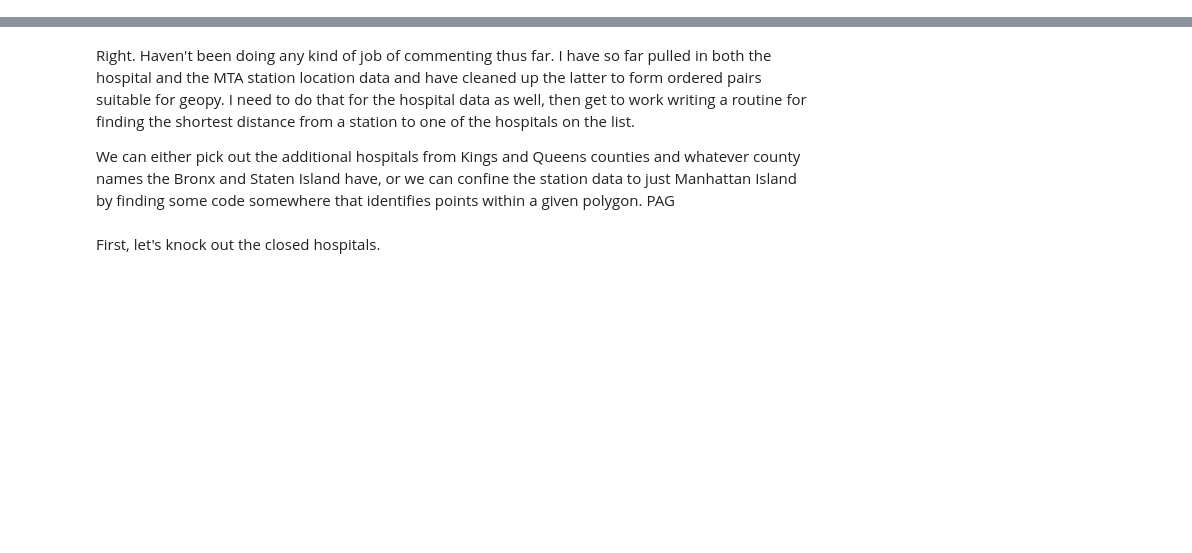
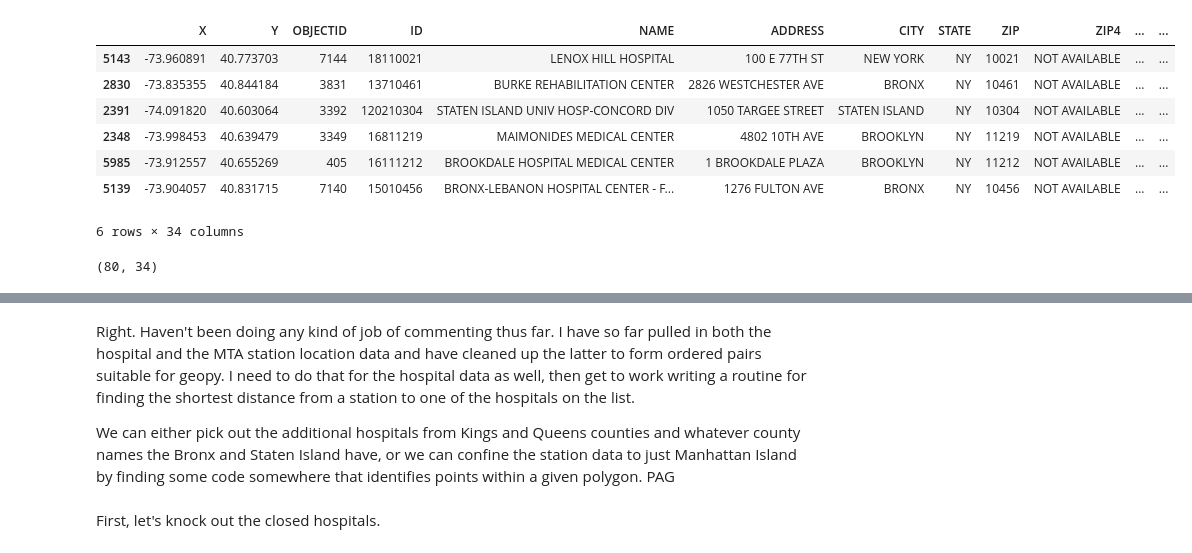
Before and after one commit to randominternetname/Week1_Group_Project, a Jupyter notebook: LocatorCode.ipynb, the cells around one changed output, grey strips where cells are left out. Saved outputs shown, nothing was run; the diff lists cells and outputs as text; code cells hidden in the pictures; blank space fills up the shorter version.

Commit message:
updated code, now saves hospital names correctly

```diff
--- a/LocatorCode.ipynb
+++ b/LocatorCode.ipynb
@@ -5,7 +5,21 @@
 import pandas as pd
 from geopy import distance
 # %%
-df = pd.read_csv('/content/drive/My Drive/Metis Spring 2020/Hospitals.csv')
-df_hosp = df.loc[(df.COUNTY == 'NEW YORK')]
+df = pd.read_csv('Hospitals.csv')
+df_hosp = df.loc[(df.STATE=='NY')&((df.COUNTY=='NEW YORK')|(df.COUNTY== 'QUEENS')
+                |(df.COUNTY=='KINGS')|(df.COUNTY=='BRONX')|(df.COUNTY=='RICHMOND'))]
 df_hosp.sample(6)
+# %% [output]
+|  | X | Y | OBJECTID | ID | NAME | ADDRESS | CITY | STATE | ZIP | ZIP4 | ... | ... |
+| 5143 | -73.960891 | 40.773703 | 7144 | 18110021 | LENOX HILL HOSPITAL | 100 E 77TH ST | NEW YORK | NY | 10021 | NOT AVAILABLE | ... | ... |
+| 2830 | -73.835355 | 40.844184 | 3831 | 13710461 | BURKE REHABILITATION CENTER | 2826 WESTCHESTER AVE | BRONX | NY | 10461 | NOT AVAILABLE | ... | ... |
+| 2391 | -74.091820 | 40.603064 | 3392 | 120210304 | STATEN ISLAND UNIV HOSP-CONCORD DIV | 1050 TARGEE STREET | STATEN ISLAND | NY | 10304 | NOT AVAILABLE | ... | ... |
+| 2348 | -73.998453 | 40.639479 | 3349 | 16811219 | MAIMONIDES MEDICAL CENTER | 4802 10TH AVE | BROOKLYN | NY | 11219 | NOT AVAILABLE | ... | ... |
+| 5985 | -73.912557 | 40.655269 | 405 | 16111212 | BROOKDALE HOSPITAL MEDICAL CENTER | 1 BROOKDALE PLAZA | BROOKLYN | NY | 11212 | NOT AVAILABLE | ... | ... |
+| 5139 | -73.904057 | 40.831715 | 7140 | 15010456 | BRONX-LEBANON HOSPITAL CENTER - F... | 1276 FULTON AVE | BRONX | NY | 10456 | NOT AVAILABLE | ... | ... |
+6 rows × 34 columns
+# %%
+df_hosp.shape
+# %% [output]
+(80, 34)
 # %%
```
Also changed, not shown: parts of 30 cells of this notebook, 4 other files.
